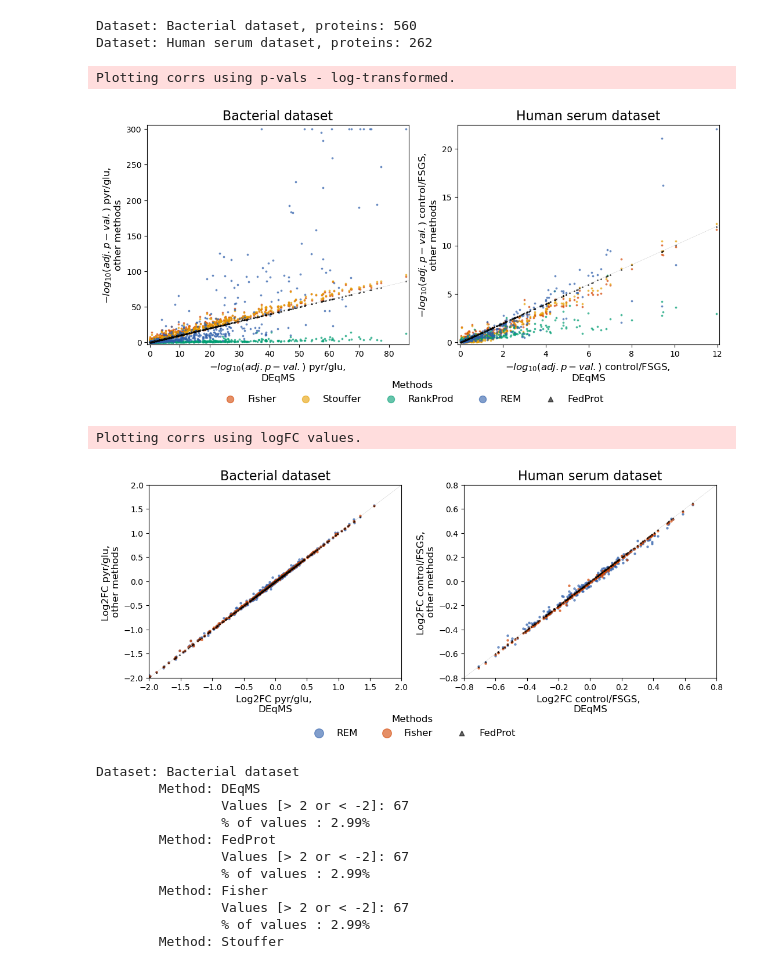
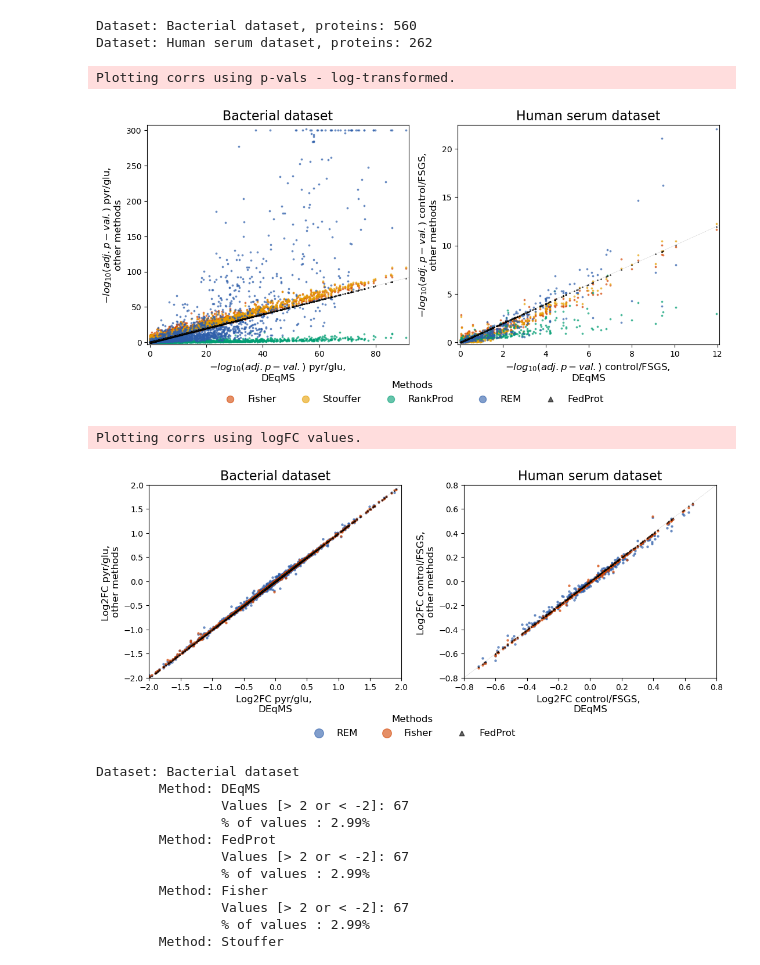
Before and after one commit to Freddsle/FedProt, a Jupyter notebook: evaluation/aggregated_eval/features_intersection.ipynb, the cells around one changed output. Cells and saved outputs as stored; diff of their text form; code cells hidden in the pictures.

```diff
--- a/evaluation/aggregated_eval/features_intersection.ipynb
+++ b/evaluation/aggregated_eval/features_intersection.ipynb
@@ -145,25 +132,25 @@ Dataset: Bacterial dataset, proteins: 560
 Dataset: Human serum dataset, proteins: 262
 # %%
 fp_eval.plt_results(
-    short_log_dfs,
+    log_dfs,
     methods=["Fisher", "Stouffer", "RankProd", "REM", "FedProt"],
     color_dict=color_dict,
     what="pv_",
     text="", dotsize=3,
     datasets=list(log_dfs.keys()),
     figsize=(11,5),
     add_table=False,
     sharex=False, sharey=False,
     comparsions=["pyr/glu", "control/FSGS"]
 )
 
 # plt.savefig("/home/yuliya/repos/cosybio/FedDEqMS/data/04_evaluation/plots/" + "Fig3B_prototype.png", dpi=1200)
 # %% [output]
 Plotting corrs using p-vals - log-transformed.
-[figure, old version]
+[figure, new version]
 # %%
 fp_eval.plt_results(
-    short_log_dfs,
+    log_dfs,
     methods=["REM", "Fisher", "FedProt"],
     color_dict=color_dict,
     what="lfc_",
@@ -178,7 +165,7 @@ fp_eval.plt_results(
 # plt.savefig("/home/yuliya/repos/cosybio/FedDEqMS/data/04_evaluation/plots/" + "Fig3B_prototype.png", dpi=1200)
 # %% [output]
 Plotting corrs using logFC values.
-[figure, old version]
+[figure, new version]
 # %%
 # how many values are above 1.7 or below -1.7 for bacterial dataset
 for dataset in log_dfs:
```
Also changed, not shown: parts of 7 cells of this notebook, 34 other files.
